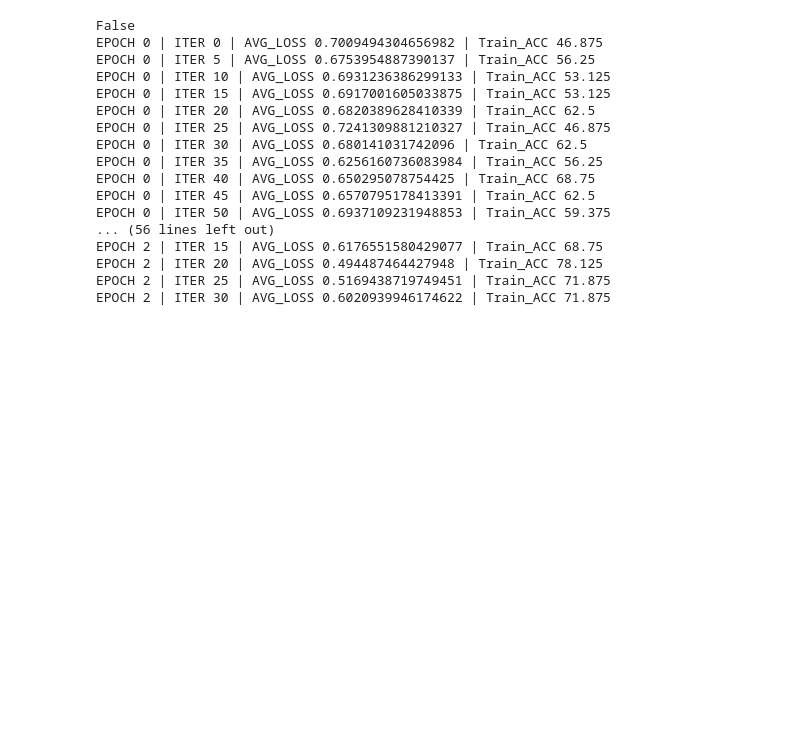
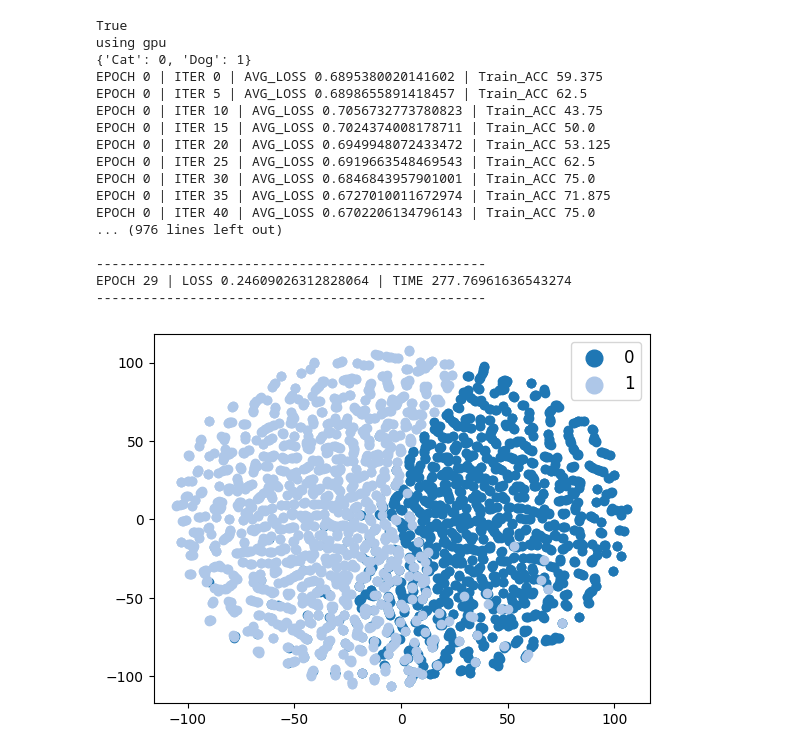
Before and after one commit to mrgps1999/COMP6721_Winter2023_GroupB, a Jupyter notebook: MobilenetV2/dataset1_mobilenetv2.ipynb, the cells around one changed output. Saved outputs shown, nothing was run; the diff lists cells and outputs as text; code cells hidden in the pictures; blank space fills up the shorter version.

Commit message:
update dataset1-mobilenetv2

```diff
--- a/MobilenetV2/dataset1_mobilenetv2.ipynb
+++ b/MobilenetV2/dataset1_mobilenetv2.ipynb
@@ -123,10 +220,14 @@ def train(model, train_loader, criterion, optimizer, epoch, step=5):
 # %%
-def val(model, test_loader, criterion, optimizer, epoch, step=5):
+def test(model, test_loader, criterion, optimizer, epoch, step=5):
+    model.eval()
     with torch.no_grad():
         correct = 0
         total = 0
+        print("*"*40)
         for inputs, labels in test_loader:
             inputs = inputs.to(device)
+
+            #print("Inside test");
             #print(inputs.shape)
             #print(labels.shape)
             labels = labels.to(device)
@@ -135,10 +236,10 @@ def val(model, test_loader, criterion, optimizer, epoch, step=5):
             _, predicted = torch.max(outputs.data, 1)
             #print(predicted,type(predicted))
             #print(labels,type(labels))
-            y_val.extend(predicted.to(torch.device('cpu')))
-            y_expected_val.extend(labels.to(torch.device('cpu')))
+            y_test.extend(predicted.to(torch.device('cpu')))
+            y_expected_test.extend(labels.to(torch.device('cpu')))
             total += labels.size(0)
             correct += (predicted == labels).sum().item()
-            accuracy = 100 * correct / total
-            print(f'Val Accuracy: {accuracy:.2f}%')
-            return accuracy
+        accuracy = 100 * correct / total
+        print(f'test Accuracy: {accuracy:.2f}%')
+        return accuracy
@@ -168,58 +315,61 @@ def test(model, test_loader, criterion, optimizer, epoch, step=5):
 # %%
 def main():
-    model = Model()
+    model = Model((224,224));
     print(torch.cuda.is_available())
     if torch.cuda.is_available():
         model = model.cuda()
         print("using gpu")
 
     criterion = nn.CrossEntropyLoss()
     optimizer = optim.Adam(model.parameters(), lr=0.001)
-    epochs = 20
-
+    epochs = 30
     train_loader, val_loader ,test_loader = load_Data()
 
-    history = open(r'.\Checkpoint1\history.csv','w')
-    history.write('epochs , trainloss , val_acc , test_acc \n')
-
+    history = open("Results/dataset1_Mobilenet_history.csv",'w')
+    history.write('epochs , trainloss , Train-acc,val_acc , test_acc \n')
+    max_accuracy = 0
     for epoch in range(0,epochs):
-#         print(epoch)
         start = time.time()
         train_loss,accuracy = train(model, train_loader, criterion, optimizer, epoch)
-        val_loss = val(model, val_loader, criterion, optimizer, epoch)
+        vallosss,val_loss = val(model, val_loader, criterion, optimizer, epoch)
         test_loss = test(model, test_loader, criterion, optimizer, epoch)
-#         val_loss = train(model, val_loader, criterion, optimizer, epoch)
+        trainloss.append(train_loss.cpu().detach().numpy())
+        valloss.append(vallosss.cpu().detach().numpy())
+        epochnum.append(epoch)
         print()
         print('-' * 50)
         print('EPOCH {} | LOSS {} | TIME {}'.format(epoch, train_loss, time.time() - start))
         print('-' * 50)
         print()
 
+        if(val_loss > max_accuracy):
+          max_accuracy = val_loss
+          save_checkpoint({'epoch': epoch,'state_dict': model.state_dict(),
+            'optimizer' : optimizer.state_dict(),'loss' : train_loss}, "Checkpoints/dataset1_Mobilenetv2_checkpoint.ckpt")
 
         history.write('{},{},{},{},{}\n'.format(epoch, train_loss,accuracy, val_loss , test_loss))
-        save_checkpoint({'epoch': epoch,'state_dict': model.state_dict(),
-            'optimizer' : optimizer.state_dict(),'loss' : train_loss}, r'.\Checkpoint1\checkpoint_{}.ckpt'.format(epoch))
+
     history.close()
-
-
+    visualize(model,train_loader)
 # Press the green button in the gutter to run the script.
 if __name__ == '__main__':
     main()
 # %% [output]
-False
-EPOCH 0 | ITER 0 | AVG_LOSS 0.7009494304656982 | Train_ACC 46.875
-EPOCH 0 | ITER 5 | AVG_LOSS 0.6753954887390137 | Train_ACC 56.25
-EPOCH 0 | ITER 10 | AVG_LOSS 0.6931236386299133 | Train_ACC 53.125
-EPOCH 0 | ITER 15 | AVG_LOSS 0.6917001605033875 | Train_ACC 53.125
-EPOCH 0 | ITER 20 | AVG_LOSS 0.6820389628410339 | Train_ACC 62.5
-EPOCH 0 | ITER 25 | AVG_LOSS 0.7241309881210327 | Train_ACC 46.875
-EPOCH 0 | ITER 30 | AVG_LOSS 0.680141031742096 | Train_ACC 62.5
-EPOCH 0 | ITER 35 | AVG_LOSS 0.6256160736083984 | Train_ACC 56.25
-EPOCH 0 | ITER 40 | AVG_LOSS 0.650295078754425 | Train_ACC 68.75
-EPOCH 0 | ITER 45 | AVG_LOSS 0.6570795178413391 | Train_ACC 62.5
-EPOCH 0 | ITER 50 | AVG_LOSS 0.6937109231948853 | Train_ACC 59.375
-... (56 lines left out)
-EPOCH 2 | ITER 15 | AVG_LOSS 0.6176551580429077 | Train_ACC 68.75
-EPOCH 2 | ITER 20 | AVG_LOSS 0.494487464427948 | Train_ACC 78.125
-EPOCH 2 | ITER 25 | AVG_LOSS 0.5169438719749451 | Train_ACC 71.875
-EPOCH 2 | ITER 30 | AVG_LOSS 0.6020939946174622 | Train_ACC 71.875
+True
+using gpu
+{'Cat': 0, 'Dog': 1}
+EPOCH 0 | ITER 0 | AVG_LOSS 0.6895380020141602 | Train_ACC 59.375
+EPOCH 0 | ITER 5 | AVG_LOSS 0.6898655891418457 | Train_ACC 62.5
+EPOCH 0 | ITER 10 | AVG_LOSS 0.7056732773780823 | Train_ACC 43.75
+EPOCH 0 | ITER 15 | AVG_LOSS 0.7024374008178711 | Train_ACC 50.0
+EPOCH 0 | ITER 20 | AVG_LOSS 0.6949948072433472 | Train_ACC 53.125
+EPOCH 0 | ITER 25 | AVG_LOSS 0.6919663548469543 | Train_ACC 62.5
+EPOCH 0 | ITER 30 | AVG_LOSS 0.6846843957901001 | Train_ACC 75.0
+EPOCH 0 | ITER 35 | AVG_LOSS 0.6727010011672974 | Train_ACC 71.875
+EPOCH 0 | ITER 40 | AVG_LOSS 0.6702206134796143 | Train_ACC 75.0
+... (976 lines left out)
+
+--------------------------------------------------
+EPOCH 29 | LOSS 0.24609026312828064 | TIME 277.76961636543274
+--------------------------------------------------
+[figure, added]
```
Also changed, not shown: parts of 22 cells of this notebook.
